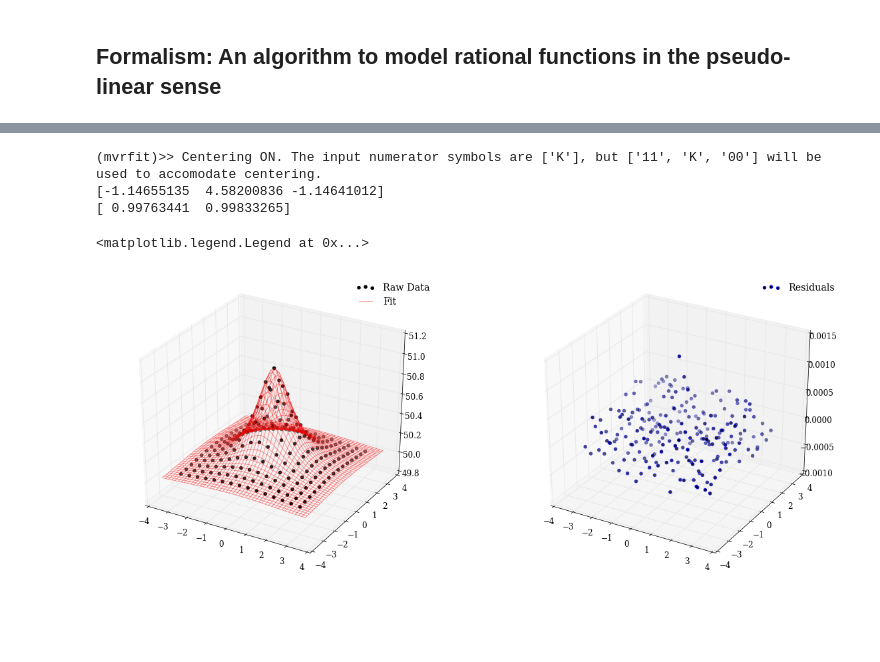
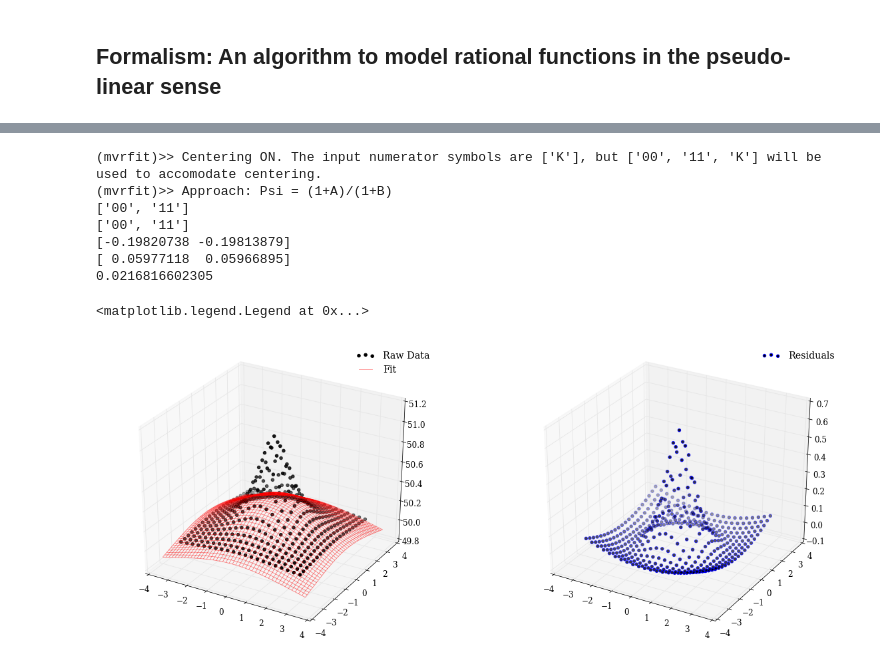
Before and after one commit to llondon6/koalas, a Jupyter notebook: factory/rational.ipynb, the cells around one changed output, grey strips where cells are left out. Cells and saved outputs as stored; diff of their text form; code cells hidden in the pictures; blank space fills up the shorter version.

```diff
--- a/factory/rational.ipynb
+++ b/factory/rational.ipynb
@@ -311,23 +107,19 @@ legend(frameon=False)
 # %%
-#
+################################################################################
 h = 3
-Q = 15
+Q = 21
 x = h*linspace(-1,1,Q)
 y = h*linspace(-1,1,Q)
 X,Y = meshgrid(x,y)
-#
 zfun = lambda xx,yy: 50 + 1.0 / ( 1.0 + xx**2 + yy**2 )
 np.random.seed(42)
-Z = zfun(X,Y) + 0.001*(np.random.random( X.shape )-0.5)
-
-#
+Z = zfun(X,Y) + 0.0005*(np.random.random( X.shape )-0.5)
 basis_symbols = ( ['K'], ['00','11'] ) # ( [Numerator], [Denominator without constant term] )
-
-#
 domain,scalar_range = ndflatten( [X,Y], Z )
+################################################################################
 
 # Solver for rational functions in the same form as those for polynomials
-def mvrfit( domain, scalar_range, numerator_symbols, denominator_symbols, centering=True, verbose=True ):
+def mvrfit( domain, scalar_range, numerator_symbols, denominator_symbols, centering=True, verbose=True, method=0 ):
     '''
     '''
 
@@ -335,40 +127,37 @@ def mvrfit( domain, scalar_range, numerator_symbols, denominator_symbols, center
     from numpy import mean,std
 
     # Shorthand
-    mu = mean(scalar_range)
-    sigma = std(scalar_range)
-    psi = (scalar_range - mu) / sigma
-    B_syms = list(denominator_symbols)
-    A_syms = list( set( list(numerator_symbols) + B_syms ) ) if centering else list(numerator_symbols)
+    mu = mean(scalar_range) if centering else 0
+    sigma = std(scalar_range) if centering else 1.0
+    centered_scalar_range = (scalar_range - mu) / sigma
+    denominator_symbols = sorted( list(denominator_symbols) )
+    __numerator_symbols__ = numerator_symbols
+    numerator_symbols = sorted(list( set( list(numerator_symbols) + denominator_symbols ) ) if centering else list(numerator_symbols))
 
     #
     if verbose:
-        alert('Centering ON. The input numerator symbols are %s, but %s will be used to accomodate centering.'%( yellow(str(numerator_symbols)), yellow(str(A_syms)) ) )
+        if centering:
+            alert('Centering ON. The input numerator symbols are %s, but %s will be used to accomodate centering.'%( yellow(str(__numerator_symbols__)), yellow(str(numerator_symbols)) ) )
+        else:
+            warning('Centering is OFF. This will result in inaccurate results IF the data has a non-zero constant offset.')
 
     #
-    M = len( A_syms )
-    alpha_kj = array( [ symeval(sym,domain)*( 1 if k < M else -psi) for k,sym in enumerate( A_syms+B_syms ) ] ).T
-
-    #
-    coeffs = lstsq( alpha_kj, psi )[0]
-
-    A_coeffs = coeffs[:M]
-    B_coeffs = coeffs[M:]
-
-    #
-    def fitfun( DOMAIN ):
-        A = sym_poly_eval( A_syms, A_coeffs, DOMAIN )
-        B = 1 + sym_poly_eval( B_syms, B_coeffs, DOMAIN )
-        ans = A/B
-        return ans*sigma + mu
+    if method in [0]:
+        alert('Approach: Psi = A/(1+B)')
+        numerator_coeffs, denominator_coeffs, fitfun = mvrslv0( domain, centered_scalar_range, numerator_symbols, denominator_symbols, mu=mu, sigma=sigma )
+    elif method in [1]:
+        alert('Approach: Psi = (1+A)/(1+B)')
+        _numerator_symbols = [s for s in numerator_symbols if s!='K']
+        numerator_coeffs, denominator_coeffs, fitfun = mvrslv1( domain, centered_scalar_range, _numerator_symbols, denominator_symbols, mu=mu, sigma=sigma )
+    else:
+        error('Unknown solver method given.')
 
     #
     residuals = scalar_range - fitfun( domain )
 
     #
-    fit_info = { 'coeffs':coeffs,
-                 'A_coeffs':A_coeffs,
-                 'B_coeffs':B_coeffs,
+    fit_info = { 'numerator_coeffs':numerator_coeffs,
+                 'denominator_coeffs':denominator_coeffs,
                  'residuals':residuals,
                  'fitfun':fitfun
                }
@@ -377,40 +166,46 @@ def mvrfit( domain, scalar_range, numerator_symbols, denominator_symbols, center
     return fit_info
 
 
+
 ################################################################################
-fit_info = mvrfit(domain, scalar_range, basis_symbols[0], basis_symbols[1])
-print fit_info['A_coeffs']
-print fit_info['B_coeffs']
+fit_info = mvrfit(domain, scalar_range, basis_symbols[0], basis_symbols[1], method=1 )
+print fit_info['numerator_coeffs']
+print fit_info['denominator_coeffs']
+print mean(fit_info['residuals'])
 ################################################################################
 
 
 #
 fig = figure( figsize=2*array([10,4]) )
 ax = fig.add_subplot(121,projection='3d')
 
 # Plot the raw data points
 ax.scatter( domain[:,0], domain[:,1], scalar_range, marker='o', color='k',zorder=1, facecolors='k',label='Raw Data')
 
 # Setup grid points for model
 padf = 0.1
 dx = ( max(domain[:,0])-min(domain[:,0]) ) * padf
 dy = ( max(domain[:,1])-min(domain[:,1]) ) * padf
 fitx = linspace( min(domain[:,0])-dx, max(domain[:,0])+dx, 45 )
 fity = linspace( min(domain[:,1])-dy, max(domain[:,1])+dy, 45 )
 xx,yy = meshgrid( fitx, fity )
 fitdomain,_ = ndflatten( [xx,yy], yy )
 # Plot model on grid
 zz = fit_info['fitfun']( fitdomain ).reshape( xx.shape )
 ax.plot_wireframe(xx, yy, zz, color='r', rstride=1, cstride=1,zorder=1,alpha=0.5,label='Fit')
 
 legend(frameon=False)
 
 ax = fig.add_subplot(122,projection='3d')
 ax.scatter( domain[:,0], domain[:,1], fit_info['residuals'].reshape( domain[:,0].shape ), marker='o', color='b',zorder=1, facecolors='k',label='Residuals')
 legend(frameon=False)
 # %% [output]
-(mvrfit)>> Centering ON. The input numerator symbols are ['K'], but ['11', 'K', '00'] will be used to accomodate centering.
-[-1.14655135  4.58200836 -1.14641012]
-[ 0.99763441  0.99833265]
+(mvrfit)>> Centering ON. The input numerator symbols are ['K'], but ['00', '11', 'K'] will be used to accomodate centering.
+(mvrfit)>> Approach: Psi = (1+A)/(1+B)
+['00', '11']
+['00', '11']
+[-0.19820738 -0.19813879]
+[ 0.05977118  0.05966895]
+0.0216816602305
 <matplotlib.legend.Legend at 0x...>
-[figure, old version]
+[figure, new version]
```
Also changed, not shown: parts of 11 cells of this notebook, 4 other files.
